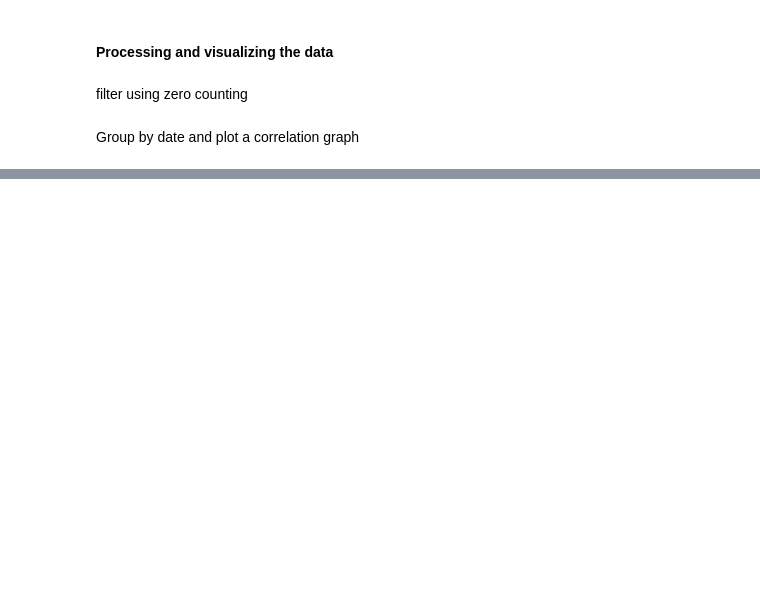
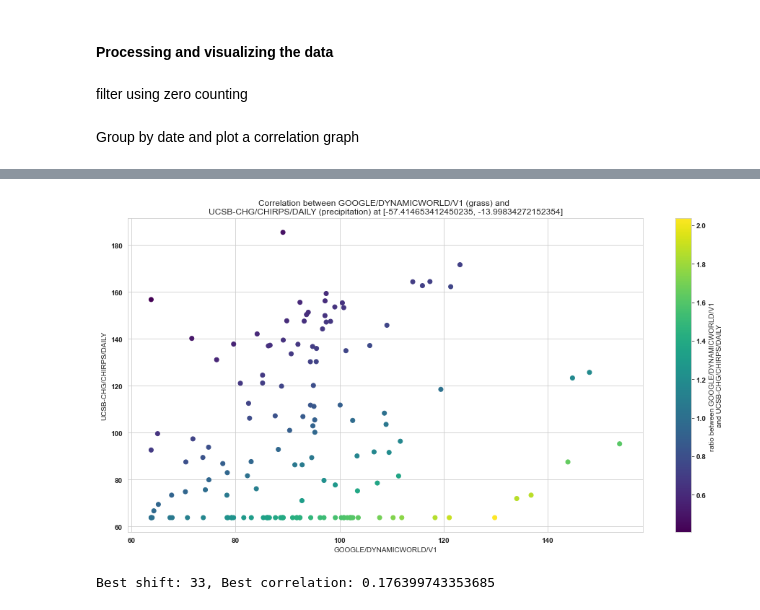
Before and after one commit to PRECORSIA/precorsia-computedocs, a Jupyter notebook: vegetation-precipitation.ipynb, the cells around one changed output, grey strips where cells are left out. Saved outputs shown, nothing was run; the diff lists cells and outputs as text; code cells hidden in the pictures; blank space fills up the shorter version.

```diff
--- a/vegetation-precipitation.ipynb
+++ b/vegetation-precipitation.ipynb
@@ -78,0 +89,25 @@ plt.show()
+# %%
+x_values, y_values = zip(*corr_avr)
+best_shifted_corr_avr = []
+best_corr = -np.inf
+best_shift = 0
+
+for i in range(int(len(x_values)/2)):
+    shifted_y_values = y_values[:-i] if i != 0 else y_values
+    shifted_x_values = x_values[i:]
+    shifted_corr_avr = list(zip(shifted_x_values, shifted_y_values))
+    corr = np.corrcoef(shifted_x_values, shifted_y_values)[0, 1]
+
+    if corr > best_corr:
+        best_corr = corr
+        best_shift = i
+        best_shifted_corr_avr = shifted_corr_avr
+
+ImageCorrelator.plot(best_shifted_corr_avr, title)
+plt.savefig(f'plots/{gds_two_dataset_name}_shifted.jpg', dpi=150)
+plt.show()
+
+print(f"Best shift: {best_shift}, Best correlation: {best_corr}")
+# %% [output]
+[figure, added]
+Best shift: 33, Best correlation: 0.176399743353685
```
Also changed, not shown: parts of 9 cells of this notebook.
